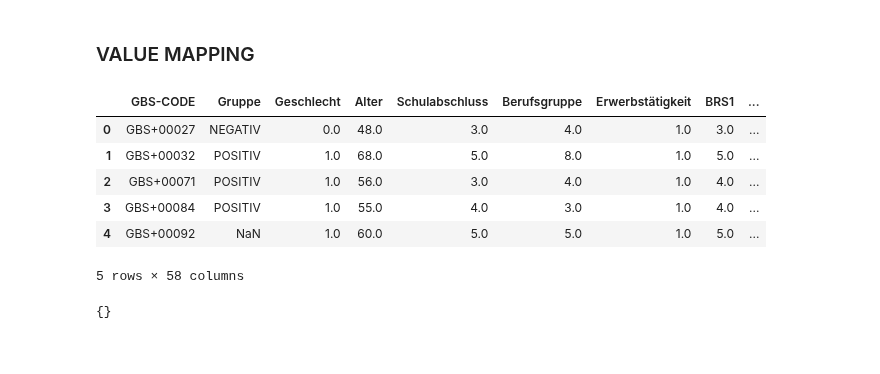
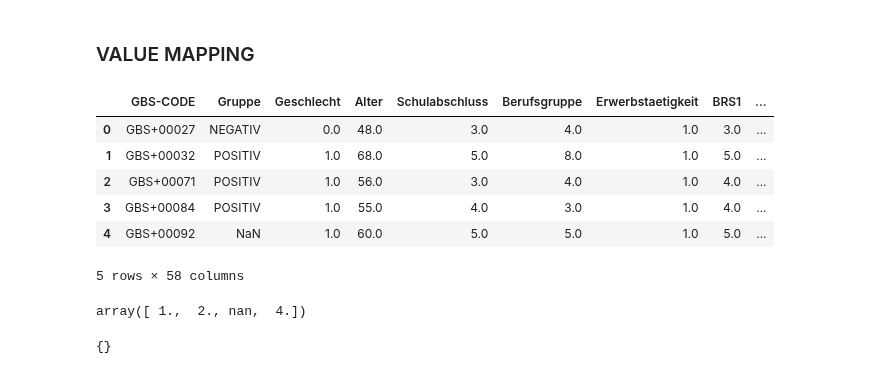
Before and after one commit to laksannathan/maximal-representative-sampling, a Jupyter notebook: src/GBS_Allensbach.ipynb, the cells around one changed output. Cells and saved outputs as stored; diff of their text form; code cells hidden in the pictures.

```diff
--- a/src/GBS_Allensbach.ipynb
+++ b/src/GBS_Allensbach.ipynb
@@ -93,7 +93,7 @@ allensbach_cols = ['S01', 'S02', 'S03_rec', 'S04_rec', 'S05',
                    'V20_5', 'V20_6', 'V20_7',
                    'V20_1', 'V20_2', 'V20_3', 'V20_4']
 
-names = ['Geschlecht', 'Alter', 'Schulabschluss', 'Berufsgruppe', 'Erwerbstätigkeit',
+names = ['Geschlecht', 'Alter', 'Schulabschluss', 'Berufsgruppe', 'Erwerbstaetigkeit',
          'BRS1', 'BRS2', 'BRS3', 'BRS4', 'BRS5', 'BRS6',
          'woechentlicheArbeitszeit', 'Optimismus', 'Pessimismus',
          'ASKU1', 'ASKU2', 'ASKU3',
@@ -121,12 +121,12 @@ allensbach.head()
 # %% [markdown]
 ### Preprocessing: GBS
 # %%
-gbs1 = pd.read_csv(os.path.join(path, 'data/GBS/gbs1.csv'))
-gbs2 = pd.read_csv(os.path.join(path, 'data/GBS/gbs2.csv'))
+gbs1 = pd.read_csv(os.path.join(path, 'GBS/gbs1.csv'))
+gbs2 = pd.read_csv(os.path.join(path, 'GBS/gbs2.csv'))
 
-mapping1 = pd.read_csv(os.path.join(path, 'data/GBS/gbs_map1.csv'),
+mapping1 = pd.read_csv(os.path.join(path, 'GBS/gbs_map1.csv'),
                                     encoding = "ISO-8859-1", delimiter = ';')
-mapping2 = pd.read_csv(os.path.join(path, 'data/GBS/gbs_map2.csv'),
+mapping2 = pd.read_csv(os.path.join(path, 'GBS/gbs_map2.csv'),
                                     encoding = "ISO-8859-1", delimiter = ';')
 
 # Rename 'GBS-CODE' column
@@ -136,7 +136,7 @@ mapping2 = mapping2.rename(columns={'GBS Code': key})
 gbs1 = gbs1.rename(columns={'gbs_code': key})
 gbs2 = gbs2.rename(columns={'GBS-Code': key})
 
-gbs__ = pd.read_csv(os.path.join(path, 'data/GBS/gbs1_p.csv'), sep=" ")
+gbs__ = pd.read_csv(os.path.join(path, 'GBS/gbs1_p.csv'), sep=" ")
 gbs__.columns = ['col']
 
 personen = []
@@ -257,42 +242,46 @@ di3 = {
     'keine passende Angabe':8,
     'Ausbildung':8,
     'Arbeiter/-in':3,
     'mithelfende(r) Familienangehörige(r)':1
 }
 gbs.replace({'Berufsgruppe':di3}, inplace=True)
 
 arbeitszeit = []
 for w in gbs.woechentlicheArbeitszeit:
     if w < 20:
         arbeitszeit.append(1)
     elif w >= 20 and w < 30:
         arbeitszeit.append(2)
     elif w >= 30 and w <= 40:
         arbeitszeit.append(3)
     elif w > 40 and w < 50:
         arbeitszeit.append(4)
     else:
         arbeitszeit.append(5)
 gbs['woechentlicheArbeitszeit'] = arbeitszeit
 
 di4 = {9:2,
        999:2,
       -3:2,
       -1:2,
       3:2}
-allensbach.replace({'Erwerbstätigkeit': di4}, inplace=True)
-gbs.replace({'Erwerbstätigkeit':di4}, inplace=True)
+allensbach.replace({'Erwerbstaetigkeit': di4}, inplace=True)
+gbs.replace({'Erwerbstaetigkeit':di4}, inplace=True)
 
 
 gbs.head()
 # %% [output]
-|  | GBS-CODE | Gruppe | Geschlecht | Alter | Schulabschluss | Berufsgruppe | Erwerbstätigkeit | BRS1 | ... |
+|  | GBS-CODE | Gruppe | Geschlecht | Alter | Schulabschluss | Berufsgruppe | Erwerbstaetigkeit | BRS1 | ... |
 | 0 | GBS+00027 | NEGATIV | 0.0 | 48.0 | 3.0 | 4.0 | 1.0 | 3.0 | ... |
 | 1 | GBS+00032 | POSITIV | 1.0 | 68.0 | 5.0 | 8.0 | 1.0 | 5.0 | ... |
 | 2 | GBS+00071 | POSITIV | 1.0 | 56.0 | 3.0 | 4.0 | 1.0 | 4.0 | ... |
 | 3 | GBS+00084 | POSITIV | 1.0 | 55.0 | 4.0 | 3.0 | 1.0 | 4.0 | ... |
 | 4 | GBS+00092 | NaN | 1.0 | 60.0 | 5.0 | 5.0 | 1.0 | 5.0 | ... |
 5 rows × 58 columns
+# %%
+gbs.Erwerbstaetigkeit.unique()
+# %% [output]
+array([ 1.,  2., nan,  4.])
 # %%
 rep1 = {
     '5 Trifft voll und ganz zu':5,
```
Also changed, not shown: parts of 3 cells of this notebook, 3 other files.
